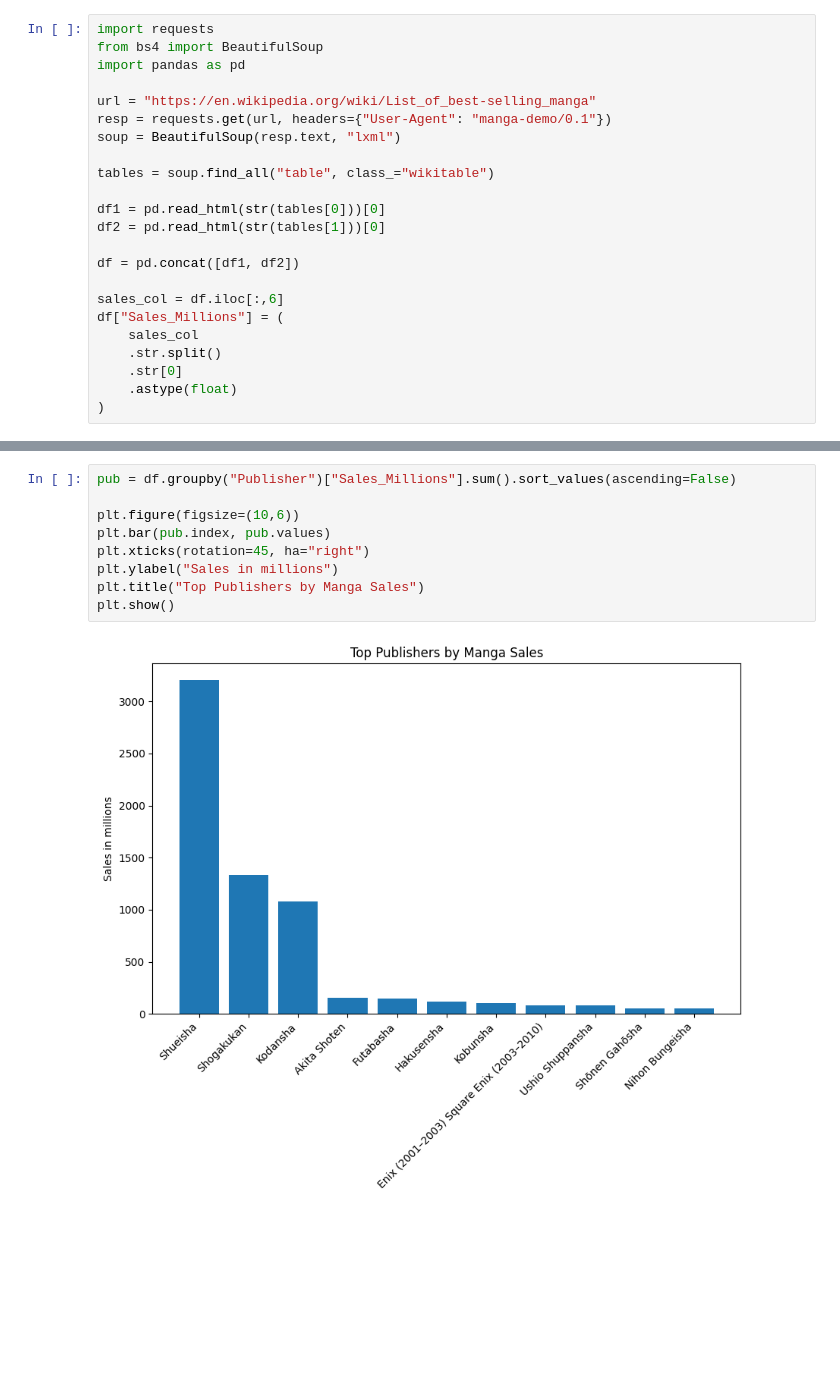
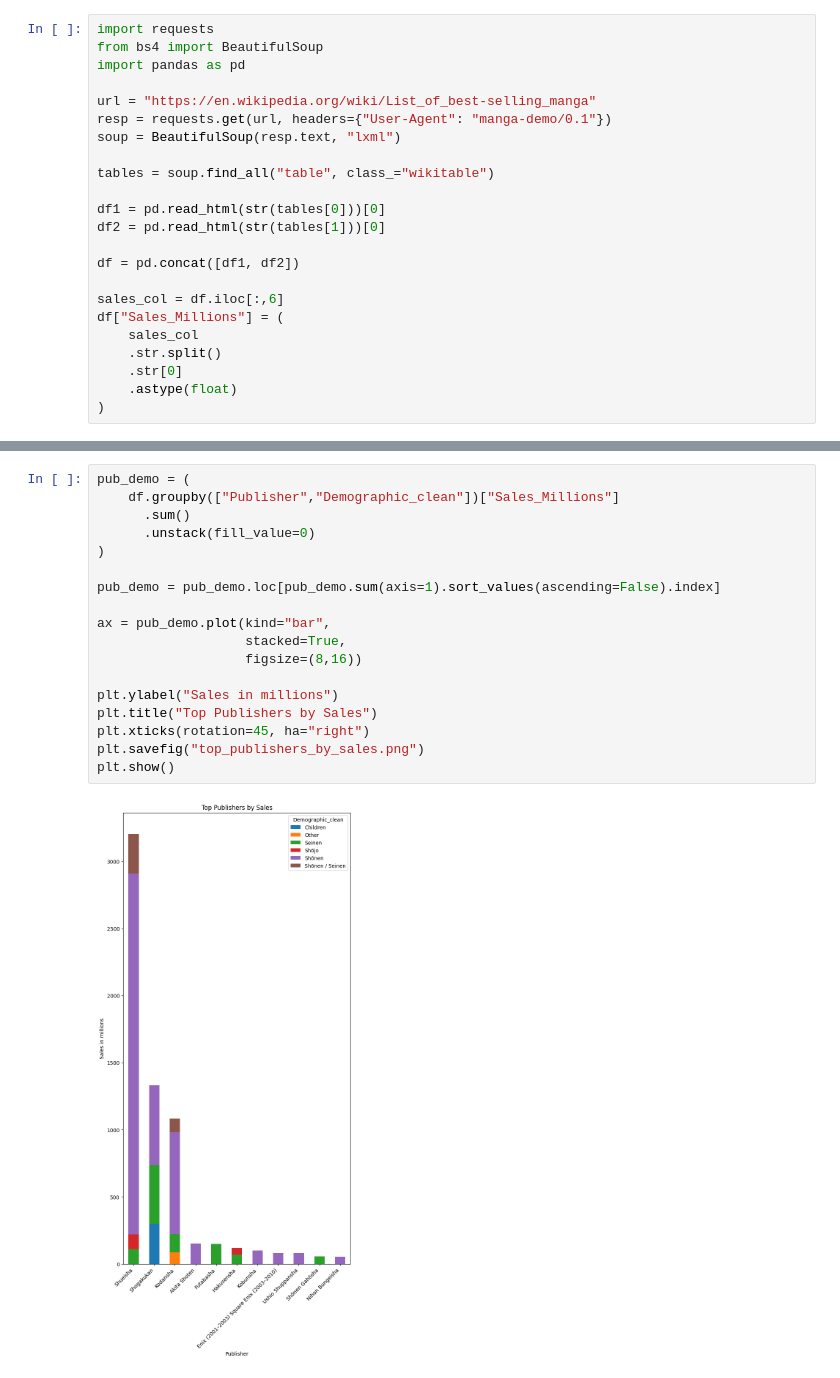
Before and after one commit to l-emonade/manga_webscraping, a Jupyter notebook: manga.ipynb, the cells around one changed output, grey strips where cells are left out. Cells and saved outputs as stored; diff of their text form; blank space fills up the shorter version.

```diff
--- a/manga.ipynb
+++ b/manga.ipynb
@@ -54,11 +73,20 @@ plt.show()
-# %%
-pub = df.groupby("Publisher")["Sales_Millions"].sum().sort_values(ascending=False)
-
-plt.figure(figsize=(10,6))
-plt.bar(pub.index, pub.values)
-plt.xticks(rotation=45, ha="right")
-plt.ylabel("Sales in millions")
-plt.title("Top Publishers by Manga Sales")
-plt.show()
-# %% [output]
-[figure, removed]
+# %%
+pub_demo = (
+    df.groupby(["Publisher","Demographic_clean"])["Sales_Millions"]
+      .sum()
+      .unstack(fill_value=0)
+)
+
+pub_demo = pub_demo.loc[pub_demo.sum(axis=1).sort_values(ascending=False).index]
+
+ax = pub_demo.plot(kind="bar",
+                   stacked=True,
+                   figsize=(8,16))
+
+plt.ylabel("Sales in millions")
+plt.title("Top Publishers by Sales")
+plt.xticks(rotation=45, ha="right")
+plt.savefig("top_publishers_by_sales.png")
+plt.show()
+# %% [output]
+[figure, added]
```
Also changed, not shown: parts of 3 cells of this notebook, 1 other file.
